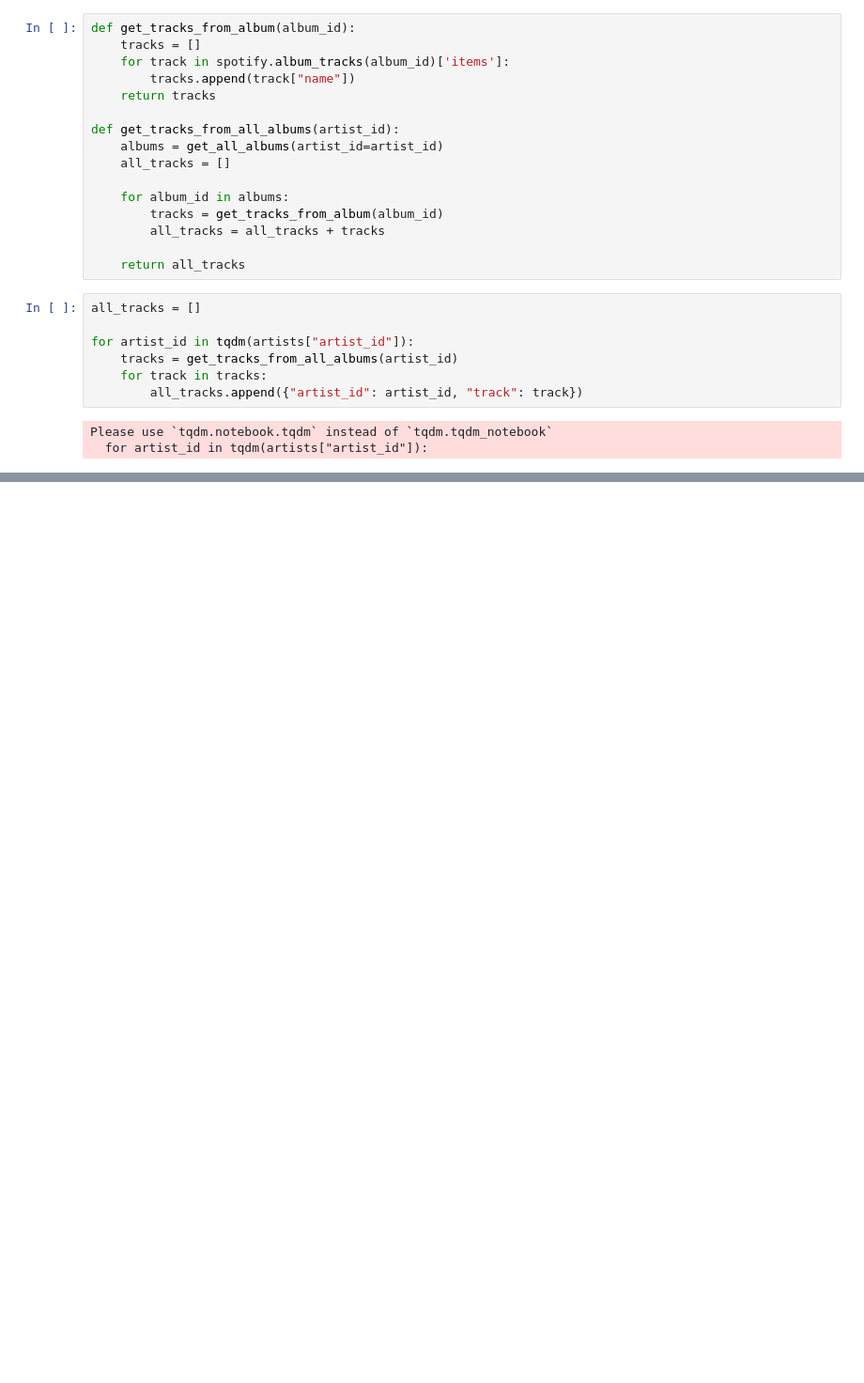
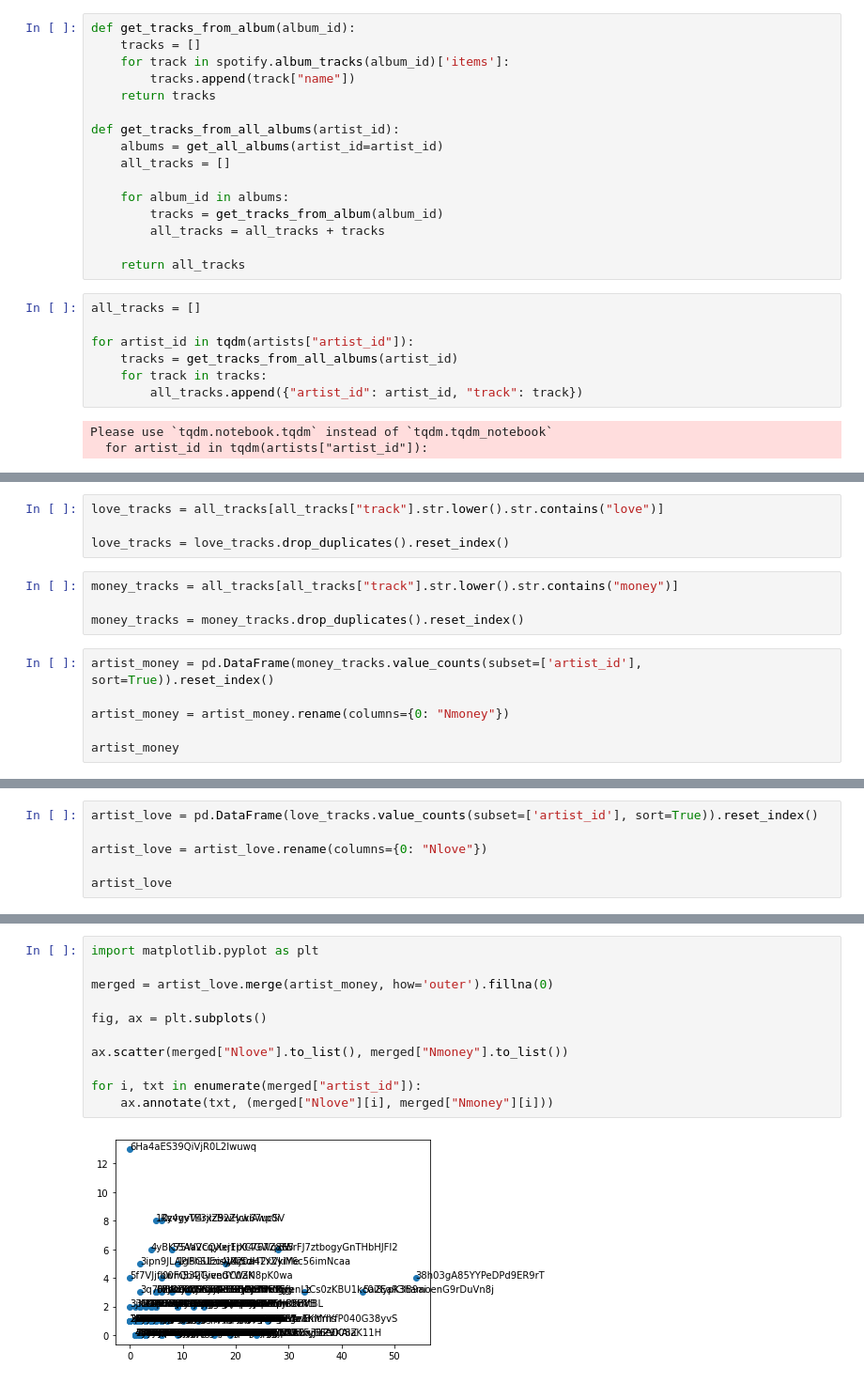
Before and after one commit to AbeHandler/everything, a Jupyter notebook: teaching/3401fall2020/week12/other_files/spotipy_mod7.ipynb, the cells around one changed output, grey strips where cells are left out. Shown at 94% size. Cells and saved outputs as stored; diff of their text form; blank space fills up the shorter version.

```diff
--- a/teaching/3401fall2020/week12/other_files/spotipy_mod7.ipynb
+++ b/teaching/3401fall2020/week12/other_files/spotipy_mod7.ipynb
@@ -171,0 +170,14 @@ NameError: name 'all_tracks' is not defined
+# %%
+love_tracks = all_tracks[all_tracks["track"].str.lower().str.contains("love")]
+
+love_tracks = love_tracks.drop_duplicates().reset_index()
+# %%
+money_tracks = all_tracks[all_tracks["track"].str.lower().str.contains("money")]
+
+money_tracks = money_tracks.drop_duplicates().reset_index()
+# %%
+artist_money = pd.DataFrame(money_tracks.value_counts(subset=['artist_id'], sort=True)).reset_index()
+
+artist_money = artist_money.rename(columns={0: "Nmoney"})
+
+artist_money
@@ -171,0 +198,6 @@ NameError: name 'all_tracks' is not defined
+# %%
+artist_love = pd.DataFrame(love_tracks.value_counts(subset=['artist_id'], sort=True)).reset_index()
+
+artist_love = artist_love.rename(columns={0: "Nlove"})
+
+artist_love
@@ -171,0 +218,13 @@ NameError: name 'all_tracks' is not defined
+# %%
+import matplotlib.pyplot as plt
+
+merged = artist_love.merge(artist_money, how='outer').fillna(0)
+
+fig, ax = plt.subplots()
+
+ax.scatter(merged["Nlove"].to_list(), merged["Nmoney"].to_list())
+
+for i, txt in enumerate(merged["artist_id"]):
+    ax.annotate(txt, (merged["Nlove"][i], merged["Nmoney"][i]))
+# %% [output]
+[figure, added]
```
Also changed, not shown: parts of 3 cells of this notebook.
